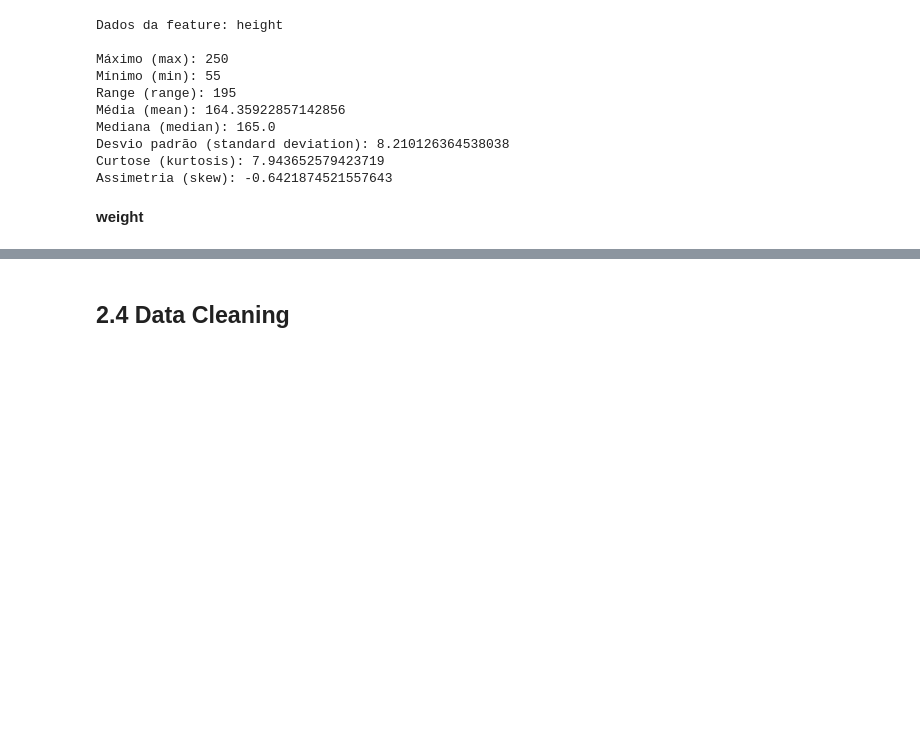
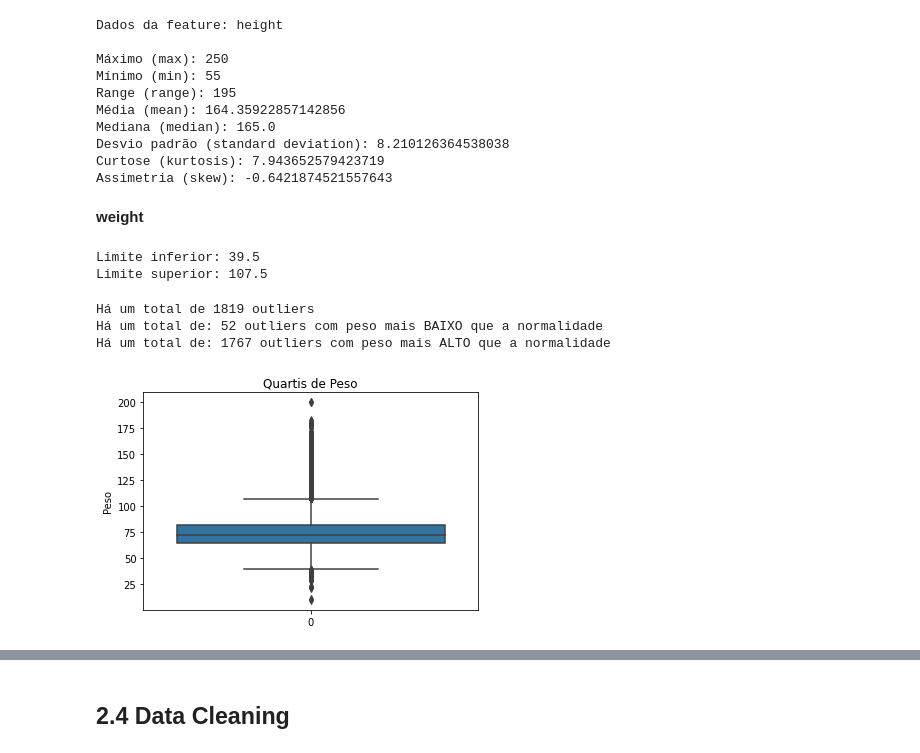
Before and after one commit to Samoelmoura/cardio_diseases_predict, a Jupyter notebook: notebooks/cardio_diseases_predict.ipynb, the cells around one changed output, grey strips where cells are left out. Saved outputs shown, nothing was run; the diff lists cells and outputs as text; code cells hidden in the pictures; blank space fills up the shorter version.

```diff
--- a/notebooks/cardio_diseases_predict.ipynb
+++ b/notebooks/cardio_diseases_predict.ipynb
@@ -249,0 +267,19 @@ Assimetria (skew): -0.6421874521557643
+# %%
+print(f'Limite inferior: {li} \nLimite superior: {ls}')
+# %% [output]
+Limite inferior: 39.5
+Limite superior: 107.5
+# %%
+print(f'Há um total de {len(outliers_indices)} outliers')
+print(f'Há um total de: {df.loc[df["weight"]<li, "id"].count()} outliers com peso mais BAIXO que a normalidade')
+print(f'Há um total de: {df.loc[df["weight"]>ls, "id"].count()} outliers com peso mais ALTO que a normalidade')
+# %% [output]
+Há um total de 1819 outliers
+Há um total de: 52 outliers com peso mais BAIXO que a normalidade
+Há um total de: 1767 outliers com peso mais ALTO que a normalidade
+# %%
+sns.boxplot(data=df['weight'])
+plt.title('Quartis de Peso')
+plt.ylabel('Peso');
+# %% [output]
+[figure, added]
```
Also changed, not shown: parts of 10 cells of this notebook.
